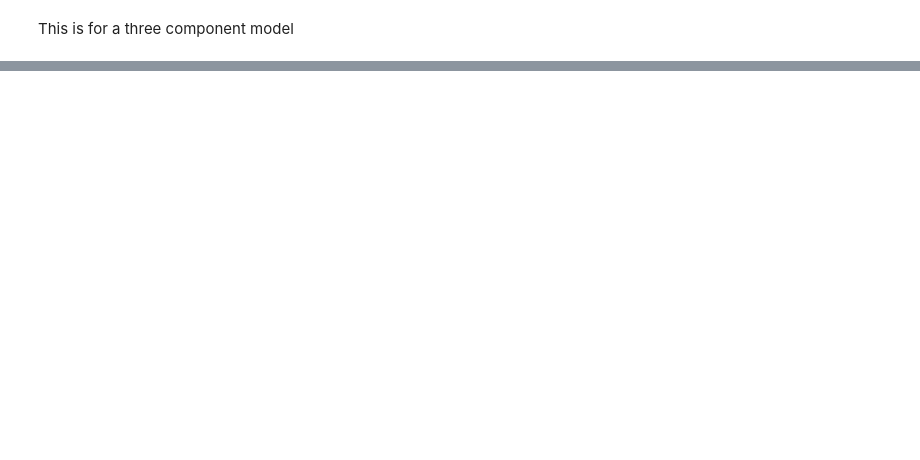
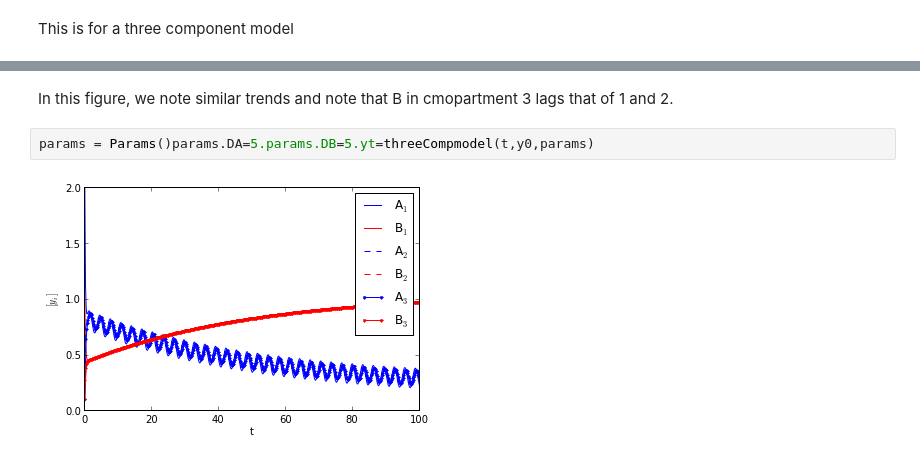
Before and after one commit to huskeypm/enzymekineticsacs, a Jupyter notebook: compart.ipynb, the cells around one changed output, grey strips where cells are left out. Cells and saved outputs as stored; diff of their text form; blank space fills up the shorter version.

```diff
--- a/compart.ipynb
+++ b/compart.ipynb
@@ -20,0 +25,6 @@ y0 = [10,5,0.2,0.2,0.1,0.1]params.volCompart3 = 1.params.saCompart3 = 1.params.a
+# %% [markdown]
+In this figure, we note similar trends and note that B in cmopartment 3 lags that of 1 and 2.
+# %%
+params = Params()params.DA=5.params.DB=5.yt=threeCompmodel(t,y0,params)
+# %% [output]
+[figure, added]
```
Also changed, not shown: parts of 23 cells of this notebook.
